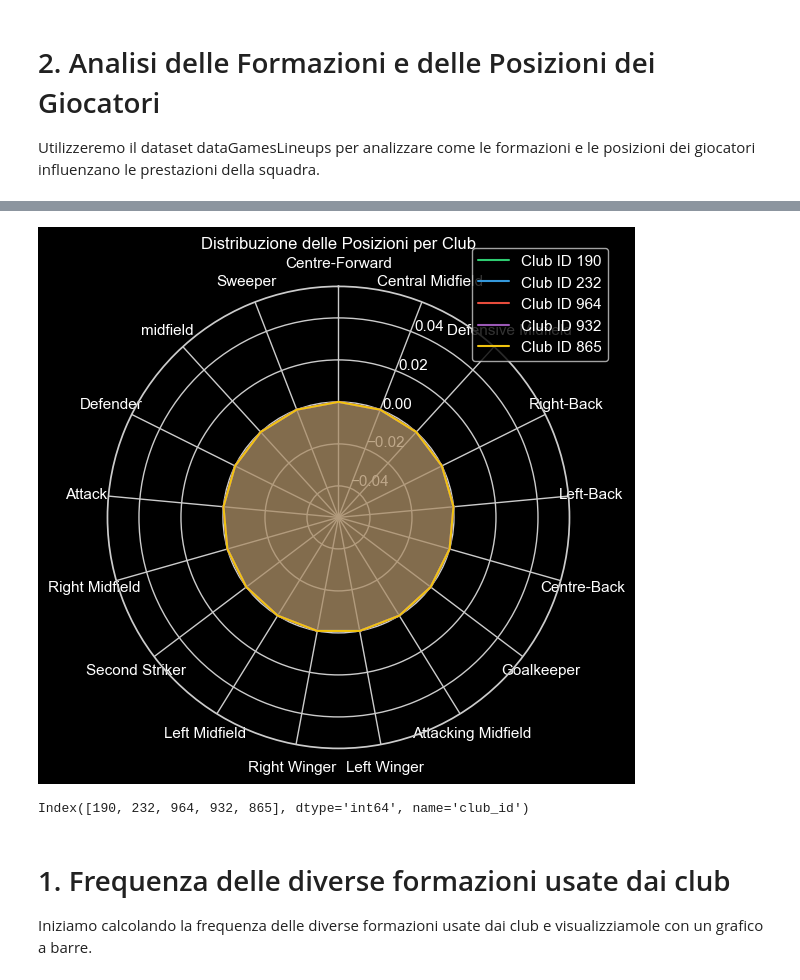
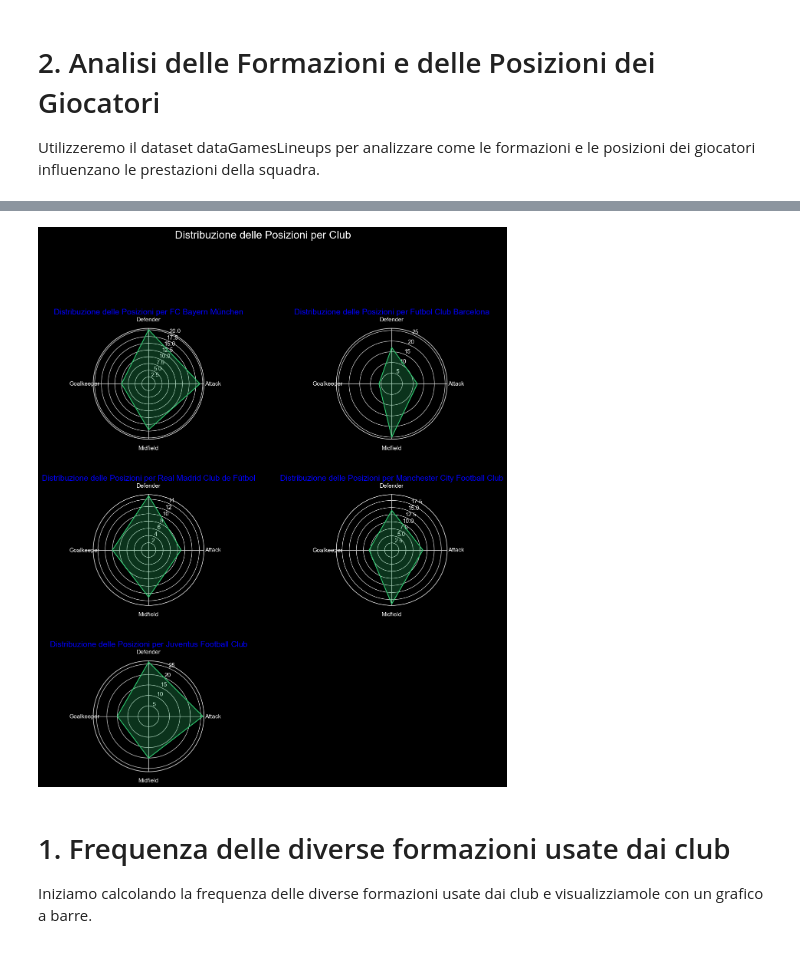
Before and after one commit to valeriogozzellino/TWEB-REACT-PROJECT, a Jupyter notebook: DataAnalysis/DataSet/TwebDataAnalysis.ipynb, the cells around one changed output, grey strips where cells are left out. Drawn from its saved outputs; the diff is of its cells as text; code cells hidden in the pictures.

Commit message:
implemented data analysis

```diff
--- a/DataAnalysis/DataSet/TwebDataAnalysis.ipynb
+++ b/DataAnalysis/DataSet/TwebDataAnalysis.ipynb
@@ -536,33 +546,48 @@ Utilizzeremo il dataset dataGamesLineups per analizzare come le formazioni e le
 # %%
 
+# Assumi di avere una lista dei top 5 club_id
+top_club_ids = club_performance_sorted['club_id'].head(5).tolist()
+
+# Filtra i giocatori dei top 5 club
+top_club_players = dataPlayers[dataPlayers['current_club_id'].isin(top_club_ids)]
+
 # Preparare i dati
-dataPosition = pd.merge(dataGamesLineups, dataClubs[['club_id', 'name']], left_on='club_id', right_on='club_id', how='left')
-positions = dataPosition['position'].unique()
-top_clubs = dataPosition['club_id'].value_counts().index[:5]  # Top 5 club per numero di giocatori
+positions = top_club_players['position'].unique()
+dataPosition = pd.merge(top_club_players, club_performance_sorted[['club_id', 'name']].head(5), left_on='current_club_id', right_on='club_id', how='left')
+
 # Creare un radar chart per ogni club
 num_vars = len(positions)
 angles = np.linspace(0, 2 * pi, num_vars, endpoint=False).tolist()
 angles += angles[:1]
 
-fig, ax = plt.subplots(figsize=(6, 6), subplot_kw=dict(polar=True))
+# Imposta il layout del grafico
+fig, axes = plt.subplots(figsize=(15, 15), nrows=3, ncols=2, subplot_kw=dict(polar=True))
+axes = axes.flatten()  # Trasforma la griglia in una lista per un'iterazione più facile
 
-for name in top_clubs:
-    club_data = dataPosition[dataPosition['name'] == name]
+for idx, club_id in enumerate(top_club_ids):
+    ax = axes[idx]
+    club_name = club_performance_sorted[club_performance_sorted['club_id'] == club_id]['name'].values[0]
+    club_data = dataPosition[dataPosition['current_club_id'] == club_id]
     values = [club_data[club_data['position'] == pos].shape[0] for pos in positions]
     values += values[:1]
     ax.fill(angles, values, alpha=0.25)
-    ax.plot(angles, values, label=f'Club ID {name}')  # o usa il nome del club se disponibile
+    ax.plot(angles, values, label=f'{club_name}')
+    ax.set_title(f'Distribuzione delle Posizioni per {club_name}', size=15, color='blue', y=1.1)
+    ax.set_theta_offset(pi / 2)
+    ax.set_theta_direction(-1)
+    ax.set_thetagrids(np.degrees(angles[:-1]), positions)
 
-ax.set_theta_offset(pi / 2)
-ax.set_theta_direction(-1)
-ax.set_thetagrids(np.degrees(angles[:-1]), positions)
+# Nasconde gli assi vuoti
+for ax in axes[idx+1:]:
+    ax.remove()
 
-plt.title('Distribuzione delle Posizioni per Club')
-plt.legend(loc='upper right', bbox_to_anchor=(1.1, 1.1))
+# Regola lo spazio tra i grafici
+plt.subplots_adjust(wspace=0.2, hspace=0.5)
+
+plt.suptitle('Distribuzione delle Posizioni per Club', size=20, y=1.05)
 plt.show()
 # %% [output]
-[figure, old version]
+[figure, new version]
-Index([190, 232, 964, 932, 865], dtype='int64', name='club_id')
 # %% [markdown]
 # 1. Frequenza delle diverse formazioni usate dai club
 Iniziamo calcolando la frequenza delle diverse formazioni usate dai club e visualizziamole con un grafico a barre.
```
Also changed, not shown: parts of 23 cells of this notebook, 1 other file.
